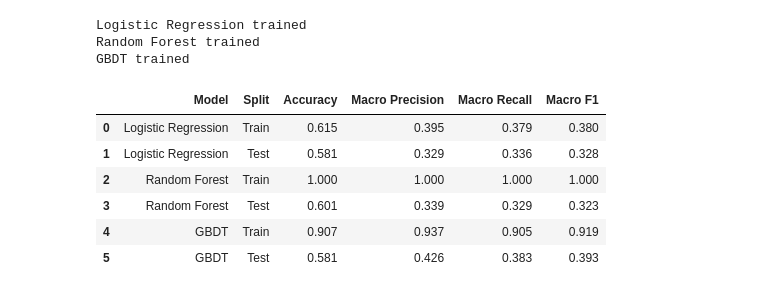
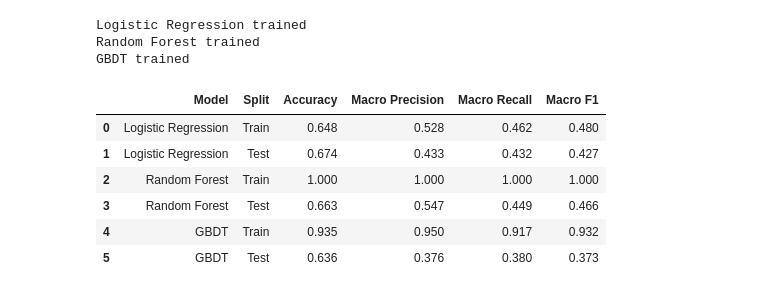
Before and after one commit to Lynna5639582/Lynna5639582-DataScience-GenAI-Submissions, a Jupyter notebook: Practice_Data_Set_ML.ipynb, the cells around one changed output. Drawn from its saved outputs; the diff is of its cells as text; code cells hidden in the pictures.

```diff
--- a/Practice_Data_Set_ML.ipynb
+++ b/Practice_Data_Set_ML.ipynb
@@ -79,20 +67,26 @@ Scaled test shape: (148, 13)
 # %%
 from sklearn.linear_model import LogisticRegression
 from sklearn.ensemble import RandomForestClassifier, GradientBoostingClassifier
+from sklearn.impute import SimpleImputer
 
-#max_iter specifies the maximum number of iterations the optimization algorithm can perform when training the model
+# Impute missing values (NaNs) using the median of each column
+imputer = SimpleImputer(strategy='median')
+X_train_imputed = imputer.fit_transform(X_train)
+X_test_imputed = imputer.transform(X_test)
+
+# Re-scale the imputed training features for Logistic Regression
+X_train_scaled = scaler.fit_transform(X_train_imputed)
+X_test_scaled = scaler.transform(X_test_imputed)
+
 models = {
-    #random_state=4567 — Random seed
     'Logistic Regression': LogisticRegression(max_iter=1000, random_state=4567),
-    #n_estimators=100: Number of trees
-    #random_state=4567 makes the results reproducible.
-    #n_jobs controls how many CPU cores can be used for parallel computation
     'Random Forest': RandomForestClassifier(n_estimators=100, random_state=4567, n_jobs=-1),
-    #n_estimators=80 means 80 boosting stages.
     'GBDT': GradientBoostingClassifier(n_estimators=80, random_state=4567),
 }
+
 for name, model in models.items():
-    training_features = X_train_scaled if name == 'Logistic Regression' else X_train
+    # Logistic Regression uses scaled features, others use unscaled (but imputed) features
+    training_features = X_train_scaled if name == 'Logistic Regression' else X_train_imputed
     model.fit(training_features, y_train)
     print(name, 'trained')
 # %% [output]
@@ -101,28 +95,29 @@ Random Forest trained
 GBDT trained
 # %%
 from sklearn.metrics import accuracy_score, precision_recall_fscore_support
+import pandas as pd
 
 results = []
 for name, model in models.items():
     for split, features, target in [
-        ('Train', X_train_scaled if name == 'Logistic Regression' else X_train, y_train),
-        ('Test', X_test_scaled if name == 'Logistic Regression' else X_test, y_test),
+        ('Train', X_train_scaled if name == 'Logistic Regression' else X_train_imputed, y_train),
+        ('Test', X_test_scaled if name == 'Logistic Regression' else X_test_imputed, y_test),
     ]:
         pred = model.predict(features)
         precision, recall, f1, _ = precision_recall_fscore_support(
             target, pred, average='macro', zero_division=0
         )
         results.append({'Model': name, 'Split': split,
                         'Accuracy': accuracy_score(target, pred),
                         'Macro Precision': precision, 'Macro Recall': recall,
                         'Macro F1': f1})
 results_df = pd.DataFrame(results)
 display(results_df.round(3))
 # %% [output]
 |  | Model | Split | Accuracy | Macro Precision | Macro Recall | Macro F1 |
-| 0 | Logistic Regression | Train | 0.615 | 0.395 | 0.379 | 0.380 |
-| 1 | Logistic Regression | Test | 0.581 | 0.329 | 0.336 | 0.328 |
+| 0 | Logistic Regression | Train | 0.648 | 0.528 | 0.462 | 0.480 |
+| 1 | Logistic Regression | Test | 0.674 | 0.433 | 0.432 | 0.427 |
 | 2 | Random Forest | Train | 1.000 | 1.000 | 1.000 | 1.000 |
-| 3 | Random Forest | Test | 0.601 | 0.339 | 0.329 | 0.323 |
-| 4 | GBDT | Train | 0.907 | 0.937 | 0.905 | 0.919 |
-| 5 | GBDT | Test | 0.581 | 0.426 | 0.383 | 0.393 |
+| 3 | Random Forest | Test | 0.663 | 0.547 | 0.449 | 0.466 |
+| 4 | GBDT | Train | 0.935 | 0.950 | 0.917 | 0.932 |
+| 5 | GBDT | Test | 0.636 | 0.376 | 0.380 | 0.373 |
```
Also changed, not shown: parts of 6 cells of this notebook.
